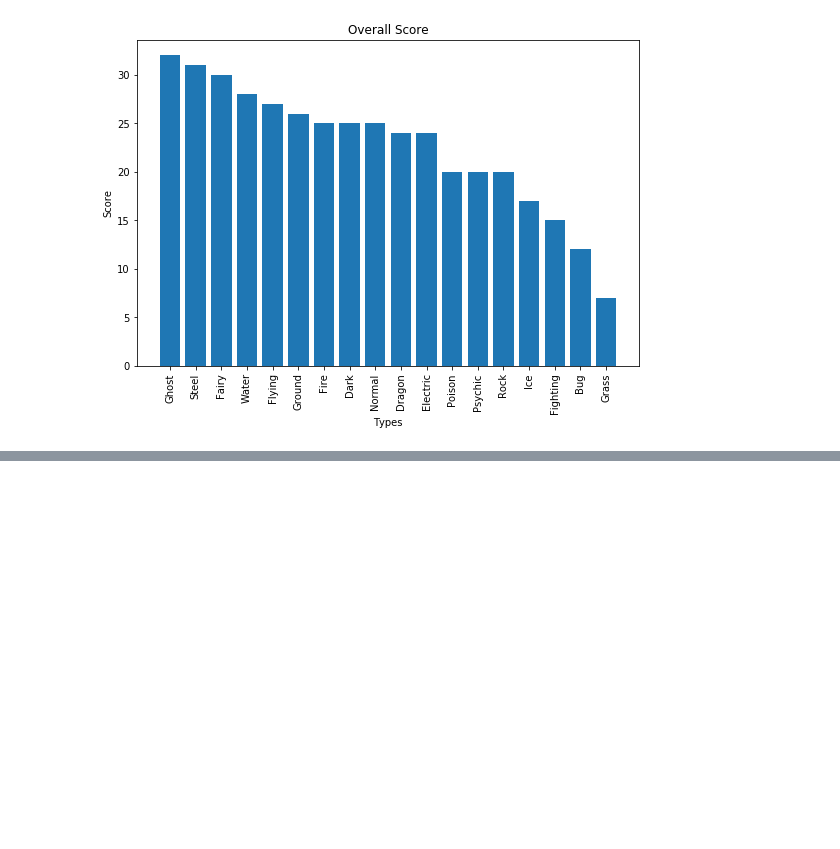
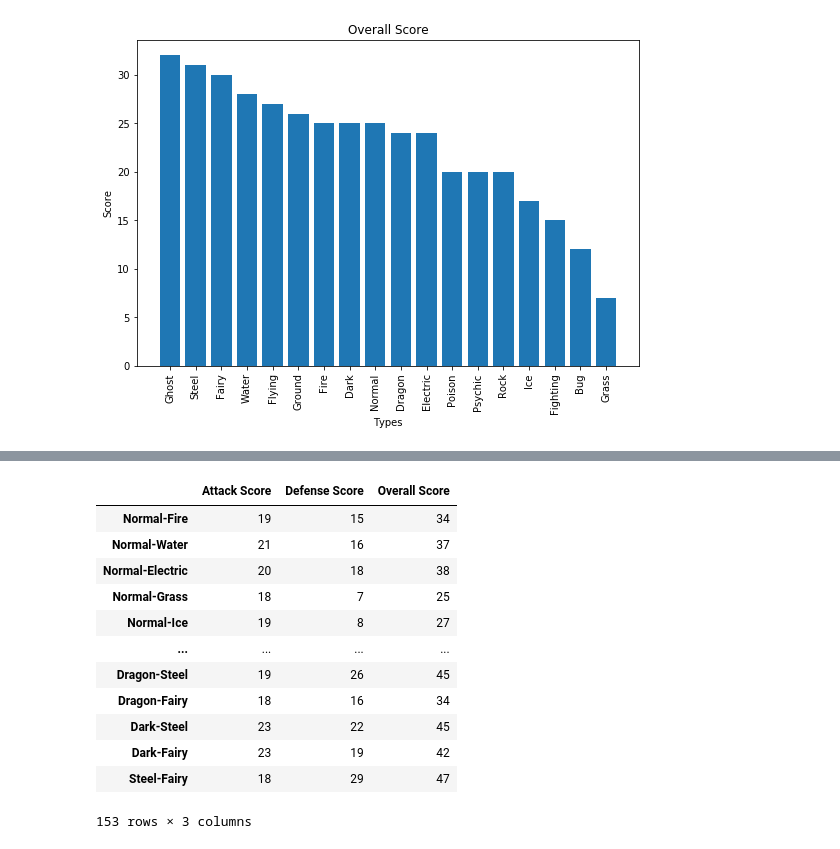
Before and after one commit to MrinalShankar/Pokemon-Types, a Jupyter notebook: Pokemon.ipynb, the cells around one changed output, grey strips where cells are left out. Drawn from its saved outputs; the diff is of its cells as text; code cells hidden in the pictures; blank space fills up the shorter version.

```diff
--- a/Pokemon.ipynb
+++ b/Pokemon.ipynb
@@ -414,0 +415,32 @@ plot_comb(t1,t2)
+# %%
+#Dataframe to store scores of combined types
+comb_scores= pd.DataFrame(columns=['Attack Score','Defense Score','Overall Score'])
+c=0
+comb_types=[]
+for i in range(18):
+    for j in range(i+1,18):
+        d4,d2,d1,d_half,d_quarter,d0=comb_defense(i,j)
+        a2,a1,a_half,a0=comb_attack(i,j)
+        att_sc= 2*len(a2) + 1*len(a1) - 2*len(a_half) - 4*len(a0)
+        def_sc= 4*len(d_quarter) + 2*len(d_half) + 1*len(d1) - 2*len(d2) - 4*len(d4) + 4*len(d0)
+        tot_sc=att_sc+def_sc
+        row=[att_sc,def_sc,tot_sc]
+        comb_scores.loc[c] = row
+        c+=1
+        comb_types.append(type[i]+"-"+type[j])
+comb_scores.index = comb_types
+comb_scores
+# %% [output]
+|  | Attack Score | Defense Score | Overall Score |
+| Normal-Fire | 19 | 15 | 34 |
+| Normal-Water | 21 | 16 | 37 |
+| Normal-Electric | 20 | 18 | 38 |
+| Normal-Grass | 18 | 7 | 25 |
+| Normal-Ice | 19 | 8 | 27 |
+| ... | ... | ... | ... |
+| Dragon-Steel | 19 | 26 | 45 |
+| Dragon-Fairy | 18 | 16 | 34 |
+| Dark-Steel | 23 | 22 | 45 |
+| Dark-Fairy | 23 | 19 | 42 |
+| Steel-Fairy | 18 | 29 | 47 |
+153 rows × 3 columns
```
Also changed, not shown: parts of 12 cells of this notebook.
